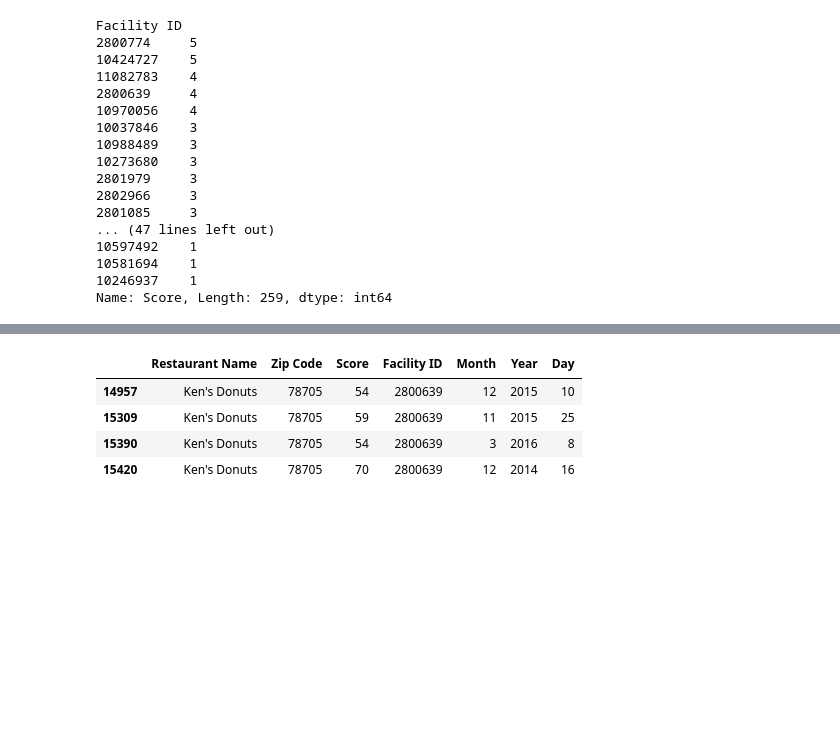
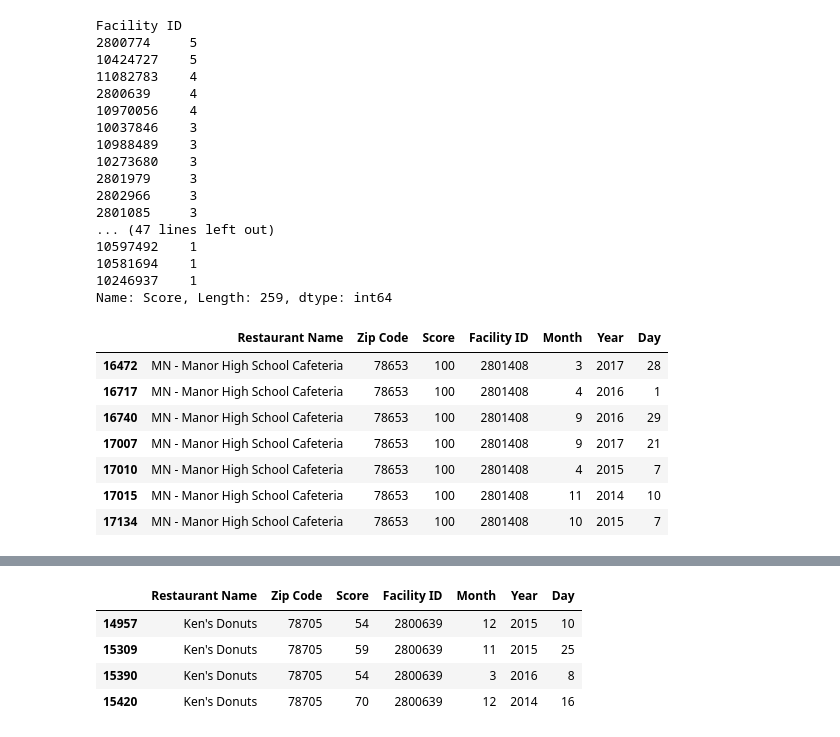
Before and after one commit to rmorelli75/GA_Capstone, a Jupyter notebook: Capstone Pt. 4 Regression.ipynb, the cells around one changed output, grey strips where cells are left out. Drawn from its saved outputs; the diff is of its cells as text; code cells hidden in the pictures; blank space fills up the shorter version.

```diff
--- a/Capstone Pt. 4 Regression.ipynb
+++ b/Capstone Pt. 4 Regression.ipynb
@@ -407,3 +496,14 @@ Facility ID
 10581694    1
 10246937    1
 Name: Score, Length: 259, dtype: int64
+# %%
+df.loc[(df["Facility ID"] == 2801408) & (df["Score"] >=100)]
+# %% [output]
+|  | Restaurant Name | Zip Code | Score | Facility ID | Month | Year | Day |
+| 16472 | MN - Manor High School Cafeteria | 78653 | 100 | 2801408 | 3 | 2017 | 28 |
+| 16717 | MN - Manor High School Cafeteria | 78653 | 100 | 2801408 | 4 | 2016 | 1 |
+| 16740 | MN - Manor High School Cafeteria | 78653 | 100 | 2801408 | 9 | 2016 | 29 |
+| 17007 | MN - Manor High School Cafeteria | 78653 | 100 | 2801408 | 9 | 2017 | 21 |
+| 17010 | MN - Manor High School Cafeteria | 78653 | 100 | 2801408 | 4 | 2015 | 7 |
+| 17015 | MN - Manor High School Cafeteria | 78653 | 100 | 2801408 | 11 | 2014 | 10 |
+| 17134 | MN - Manor High School Cafeteria | 78653 | 100 | 2801408 | 10 | 2015 | 7 |
```
Also changed, not shown: parts of 77 cells of this notebook, 1 other file.
